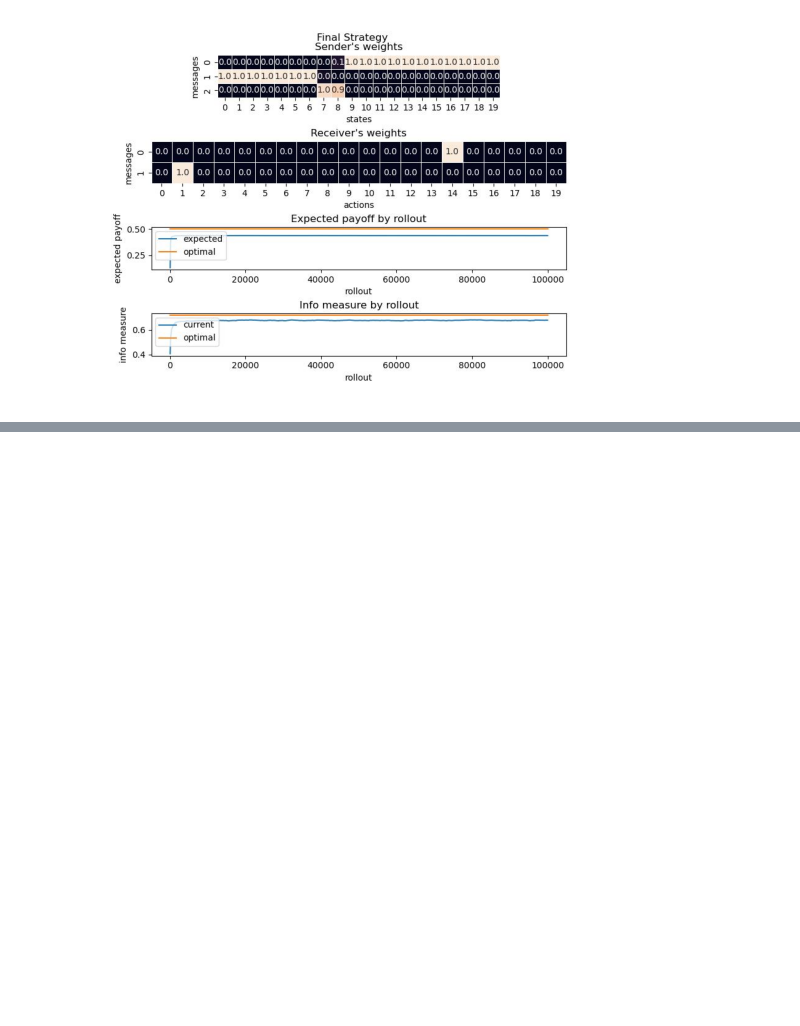
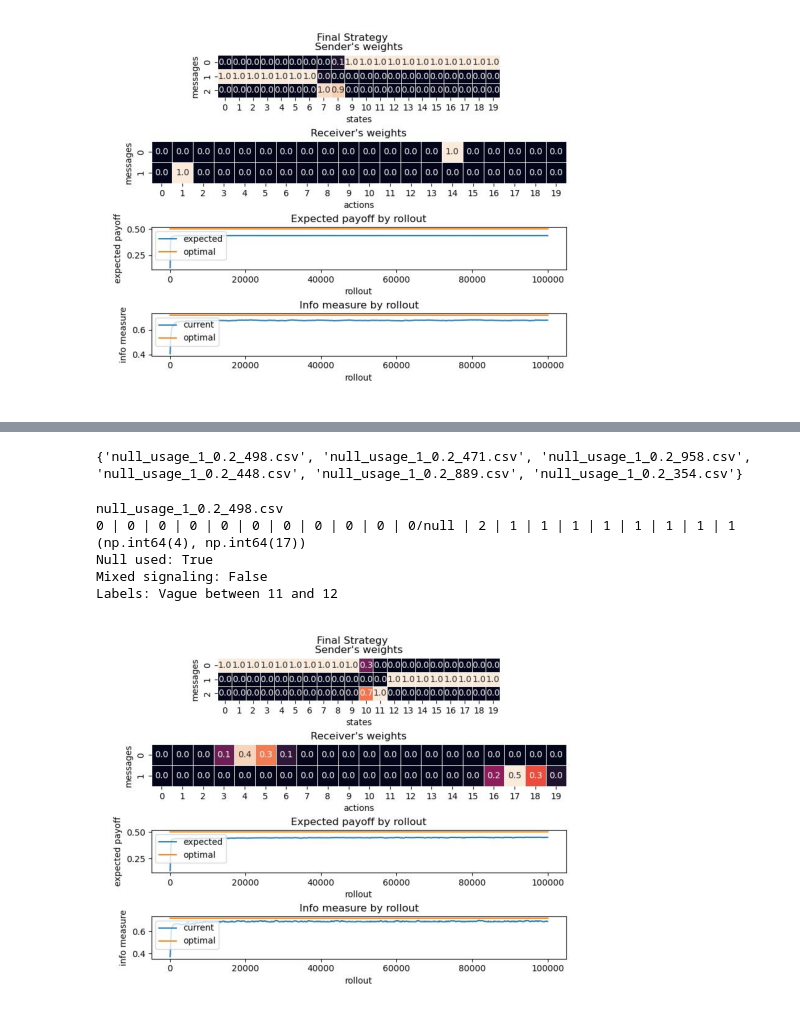
Before and after one commit to maxb00/Emergence-of-Vagueness, a Jupyter notebook: Basic Setup/analyze_null_usage.ipynb, the cells around one changed output, grey strips where cells are left out. Saved outputs shown, nothing was run; the diff lists cells and outputs as text; code cells hidden in the pictures; blank space fills up the shorter version.

```diff
--- a/Basic Setup/analyze_null_usage.ipynb
+++ b/Basic Setup/analyze_null_usage.ipynb
@@ -365,0 +494,3 @@ Labels: Vague between 9 and 10
+# %%
+directory = "./simulations/20_2_20/final_results/large batch/reciever_stimgen/20/"
+stats_bc = get_stats_by_folder(directory)
@@ -365,0 +508,18 @@ Labels: Vague between 9 and 10
+# %%
+print(repr(stats_bc["vagueness"]))
+# %% [output]
+{'null_usage_1_0.2_498.csv', 'null_usage_1_0.2_471.csv', 'null_usage_1_0.2_958.csv', 'null_usage_1_0.2_448.csv', 'null_usage_1_0.2_889.csv', 'null_usage_1_0.2_354.csv'}
+# %%
+target_game = list(stats_bc['vagueness'])[0]
+print(target_game)
+game_report(directory + target_game)
+# I had to hardcode this, no brain cycles left
+display_game(directory + "(1, 0.2)_null_100000_498.jpg")
+# %% [output]
+null_usage_1_0.2_498.csv
+0 | 0 | 0 | 0 | 0 | 0 | 0 | 0 | 0 | 0 | 0/null | 2 | 1 | 1 | 1 | 1 | 1 | 1 | 1 | 1
+(np.int64(4), np.int64(17))
+Null used: True
+Mixed signaling: False
+Labels: Vague between 11 and 12
+[figure, added]
```
Also changed, not shown: parts of 66 cells of this notebook.
